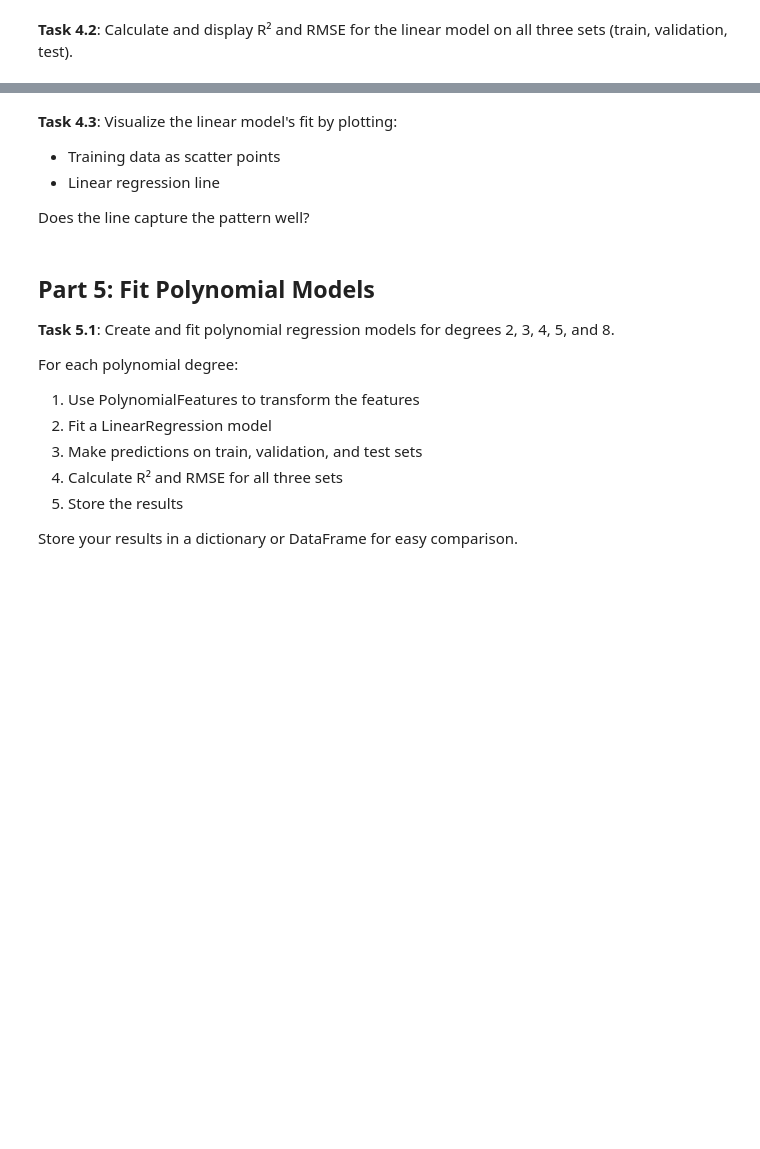
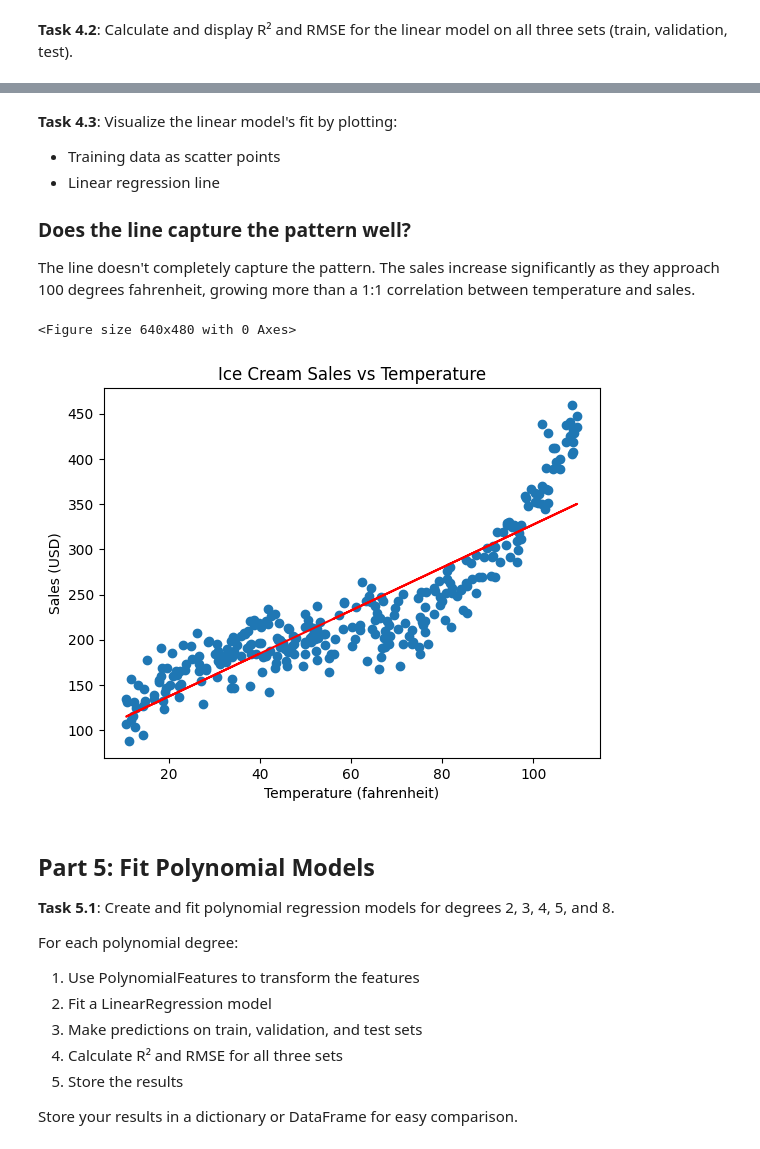
Before and after one commit to CaseyTomchuk/W12-Assignment, a Jupyter notebook: w12-assignment.ipynb, the cells around one changed output, grey strips where cells are left out. Drawn from its saved outputs; the diff is of its cells as text; code cells hidden in the pictures; blank space fills up the shorter version.

```diff
--- a/w12-assignment.ipynb
+++ b/w12-assignment.ipynb
@@ -58,3 +84,6 @@ Add appropriate labels and title.
+# %%
+x_feat = icecream['Temperature'] # feature
+y_feat = icecream['Sales'] # target
 # %% [markdown]
 **Task 3.2**: Perform a train/validation/test split:
 - Training: 60% of data
@@ -69,2 +96,7 @@ Use `random_state=42` for reproducibility.
+# %%
+# seperate test set (temp is temporarily holding data)
+x_temp, x_test, y_temp, y_test = train_test_split(x_feat, y_feat, test_size=0.2, random_state=42)
+# train and validation (0.25 * 0.8 = 20% of data for validation)
+x_train, x_val, y_train, y_val = train_test_split(x_temp, y_temp, test_size=0.25, random_state=42)
 # %% [markdown]
 **Task 3.3**: Print the shapes of all six arrays to verify the split.
@@ -79,2 +121,13 @@ Use `random_state=42` for reproducibility.
+# %%
+# reshaping is done to convert to a two-dimensional format for predictions
+x_train_r = np.array(x_train).reshape(-1, 1)
+x_val_r   = np.array(x_val).reshape(-1, 1)
+x_test_r  = np.array(x_test).reshape(-1, 1)
+
+model = LinearRegression()
+lin_reg = model.fit(x_train_r, y_train) # fitting the model on training data
+y_pred_test = model.predict(x_test_r)
+y_pred_train = model.predict(x_train_r)
+y_pred_val   = model.predict(x_val_r)
 # %% [markdown]
 **Task 4.2**: Calculate and display R² and RMSE for the linear model on all three sets (train, validation, test).
@@ -85,4 +165,6 @@ Use `random_state=42` for reproducibility.
 - Training data as scatter points
 - Linear regression line
 
-Does the line capture the pattern well?
+### Does the line capture the pattern well?
+
+The line doesn't completely capture the pattern. The sales increase significantly as they approach 100 degrees fahrenheit, growing more than a 1:1 correlation between temperature and sales.
@@ -91,3 +171,17 @@ Does the line capture the pattern well?
+# %%
+plt.clf()
+fig  = plt.figure()
+ax = fig.add_subplot()
+
+ax.scatter(x_train, y_train)
+ax.plot(x_train_r, lin_reg.predict(x_train_r), color='red')
+plt.ylabel("Sales (USD)")
+plt.xlabel("Temperature (fahrenheit)")
+plt.title("Ice Cream Sales vs Temperature")
+plt.show()
+# %% [output]
+<Figure size 640x480 with 0 Axes>
+[figure, added]
 # %% [markdown]
 ## Part 5: Fit Polynomial Models
 
```
Also changed, not shown: parts of 14 cells of this notebook.
